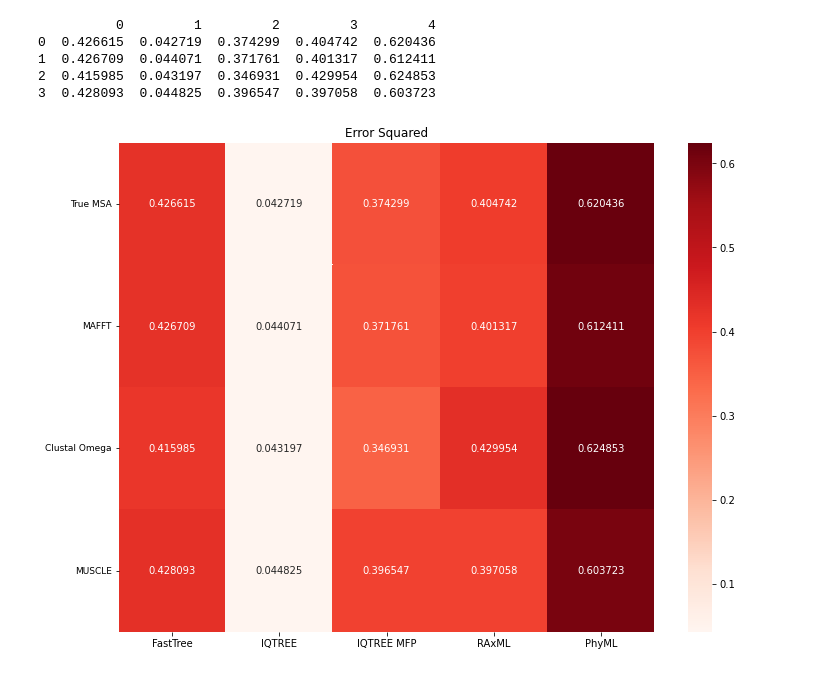
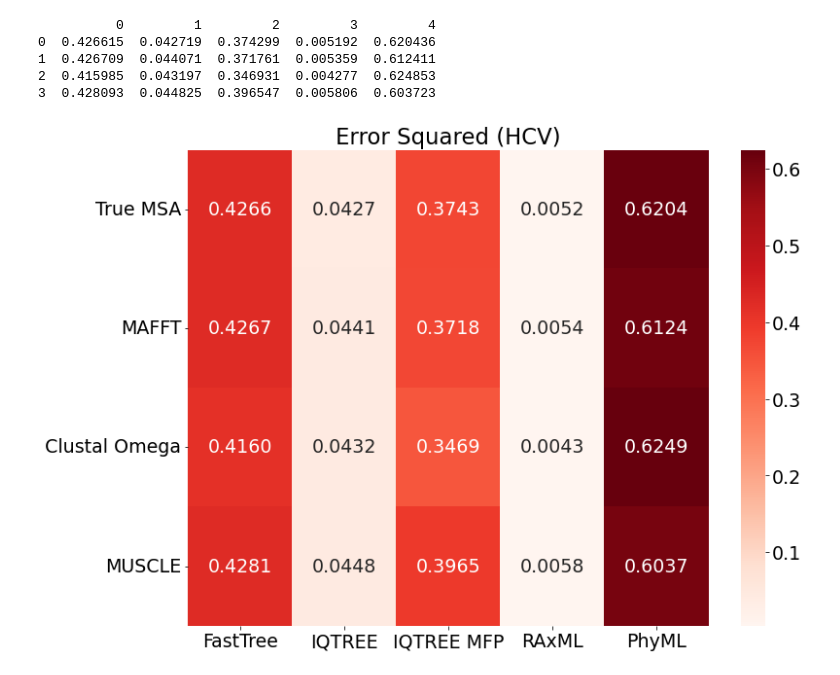
Before and after one commit to Cyoung02/Phylogenetic-Inference-Benchmarking, a Jupyter notebook: figures/heatmaps/regualarmetrics/hcv/HCV Heatmaps.ipynb, the cells around one changed output. Cells and saved outputs as stored; diff of their text form; code cells hidden in the pictures.

```diff
--- a/figures/heatmaps/regualarmetrics/hcv/HCV Heatmaps.ipynb
+++ b/figures/heatmaps/regualarmetrics/hcv/HCV Heatmaps.ipynb
@@ -4,15 +4,17 @@ import seaborn as sns
 import numpy as np
 import matplotlib.pyplot as plt
 
+
 with open('URF') as f:
     data = [list(map(float, col.split())) for col in f.read().split('\n\n')]
     dataframe = pd.DataFrame(data)
 
 plt.figure(figsize=(12, 9))
-ax = sns.heatmap(dataframe, annot = True, fmt = 'f', cmap = "Reds")
+plt.rcParams.update({'font.size': 19})
+ax = sns.heatmap(dataframe, annot = True, fmt= '.4f', cmap = "Reds")
 ax.set_xticklabels(['FastTree','IQTREE','IQTREE MFP','RAxML','PhyML'])
-plt.yticks(np.arange(4)+0.5,('True MSA','MAFFT','Clustal Omega','MUSCLE'), rotation=0, fontsize="9", va="center")
-ax.set_title('Unweighted Robinson Fould')
+plt.yticks(np.arange(4)+0.5,('True MSA','MAFFT','Clustal Omega','MUSCLE'), rotation=0, va="center")
+ax.set_title('Unweighted Robinson Foulds (HCV)')
 
 print (dataframe)
 # %% [output]
@@ -33,10 +35,11 @@ with open('WRF') as f:
     dataframe = pd.DataFrame(data)
 
 plt.figure(figsize=(12, 9))
-ax = sns.heatmap(dataframe, annot = True, fmt = 'f', cmap = "Reds")
+plt.rcParams.update({'font.size': 19})
+ax = sns.heatmap(dataframe, annot = True, fmt = '.4f', cmap = "Reds")
 ax.set_xticklabels(['FastTree','IQTREE','IQTREE MFP','RAxML','PhyML'])
-plt.yticks(np.arange(4)+0.5,('True MSA','MAFFT','Clustal Omega','MUSCLE'), rotation=0, fontsize="9", va="center")
-ax.set_title('Weighted Robinson Fould')
+plt.yticks(np.arange(4)+0.5,('True MSA','MAFFT','Clustal Omega','MUSCLE'), rotation=0, va="center")
+ax.set_title('Weighted Robinson Foulds (HCV)')
 
 print (dataframe)
 # %% [output]
@@ -57,10 +60,11 @@ with open('spearman') as f:
     dataframe = pd.DataFrame(data)
 
 plt.figure(figsize=(12, 9))
-ax = sns.heatmap(dataframe, annot = True, fmt = 'f', cmap = "Greens")
+plt.rcParams.update({'font.size': 19})
+ax = sns.heatmap(dataframe, annot = True, fmt = '.4f', cmap = "Greens")
 ax.set_xticklabels(['FastTree','IQTREE','IQTREE MFP','RAxML','PhyML'])
-plt.yticks(np.arange(4)+0.5,('True MSA','MAFFT','Clustal Omega','MUSCLE'), rotation=0, fontsize="9", va="center")
-ax.set_title('Mantel Correlation- Spearman')
+plt.yticks(np.arange(4)+0.5,('True MSA','MAFFT','Clustal Omega','MUSCLE'), rotation=0, va="center")
+ax.set_title('Mantel Correlation- Spearman (HCV)')
 
 print (dataframe)
 # %% [output]
@@ -81,10 +85,11 @@ with open('pearson') as f:
     dataframe = pd.DataFrame(data)
 
 plt.figure(figsize=(12, 9))
-ax = sns.heatmap(dataframe, annot = True, fmt = 'f', cmap = "Greens")
+plt.rcParams.update({'font.size': 19})
+ax = sns.heatmap(dataframe, annot = True, fmt = '.4f', cmap = "Greens")
 ax.set_xticklabels(['FastTree','IQTREE','IQTREE MFP','RAxML','PhyML'])
-plt.yticks(np.arange(4)+0.5,('True MSA','MAFFT','Clustal Omega','MUSCLE'), rotation=0, fontsize="9", va="center")
-ax.set_title('Mantel Correlation- Pearson')
+plt.yticks(np.arange(4)+0.5,('True MSA','MAFFT','Clustal Omega','MUSCLE'), rotation=0, va="center")
+ax.set_title('Mantel Correlation- Pearson (HCV)')
 
 print (dataframe)
 # %% [output]
@@ -97,27 +102,28 @@ print (dataframe)
 # %%
 import pandas as pd
 import seaborn as sns
 import numpy as np
 import matplotlib.pyplot as plt
 
 with open('errorSq') as f:
     data = [list(map(float, col.split())) for col in f.read().split('\n\n')]
     dataframe = pd.DataFrame(data)
 
 plt.figure(figsize=(12, 9))
-ax = sns.heatmap(dataframe, annot = True, fmt = 'f', cmap = "Reds")
+plt.rcParams.update({'font.size': 19})
+ax = sns.heatmap(dataframe, annot = True, fmt = '.4f', cmap = "Reds")
 ax.set_xticklabels(['FastTree','IQTREE','IQTREE MFP','RAxML','PhyML'])
-plt.yticks(np.arange(4)+0.5,('True MSA','MAFFT','Clustal Omega','MUSCLE'), rotation=0, fontsize="9", va="center")
-ax.set_title('Error Squared')
+plt.yticks(np.arange(4)+0.5,('True MSA','MAFFT','Clustal Omega','MUSCLE'), rotation=0, va="center")
+ax.set_title('Error Squared (HCV)')
 
 print (dataframe)
 # %% [output]
           0         1         2         3         4
-0  0.426615  0.042719  0.374299  0.404742  0.620436
-1  0.426709  0.044071  0.371761  0.401317  0.612411
-2  0.415985  0.043197  0.346931  0.429954  0.624853
-3  0.428093  0.044825  0.396547  0.397058  0.603723
+0  0.426615  0.042719  0.374299  0.005192  0.620436
+1  0.426709  0.044071  0.371761  0.005359  0.612411
+2  0.415985  0.043197  0.346931  0.004277  0.624853
+3  0.428093  0.044825  0.396547  0.005806  0.603723
-[figure, old version]
+[figure, new version]
 # %%
 from IPython.display import HTML
 
```
Also changed, not shown: parts of 4 cells of this notebook, 44 other files.
